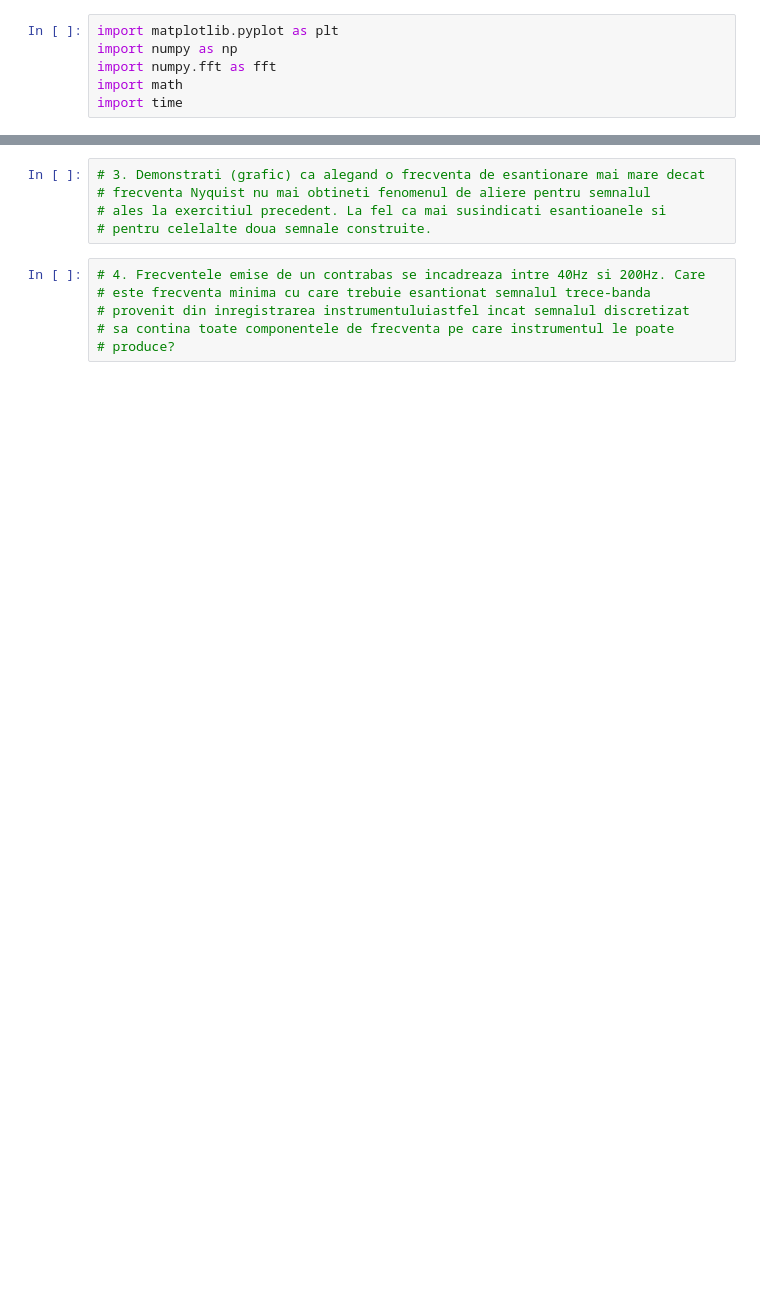
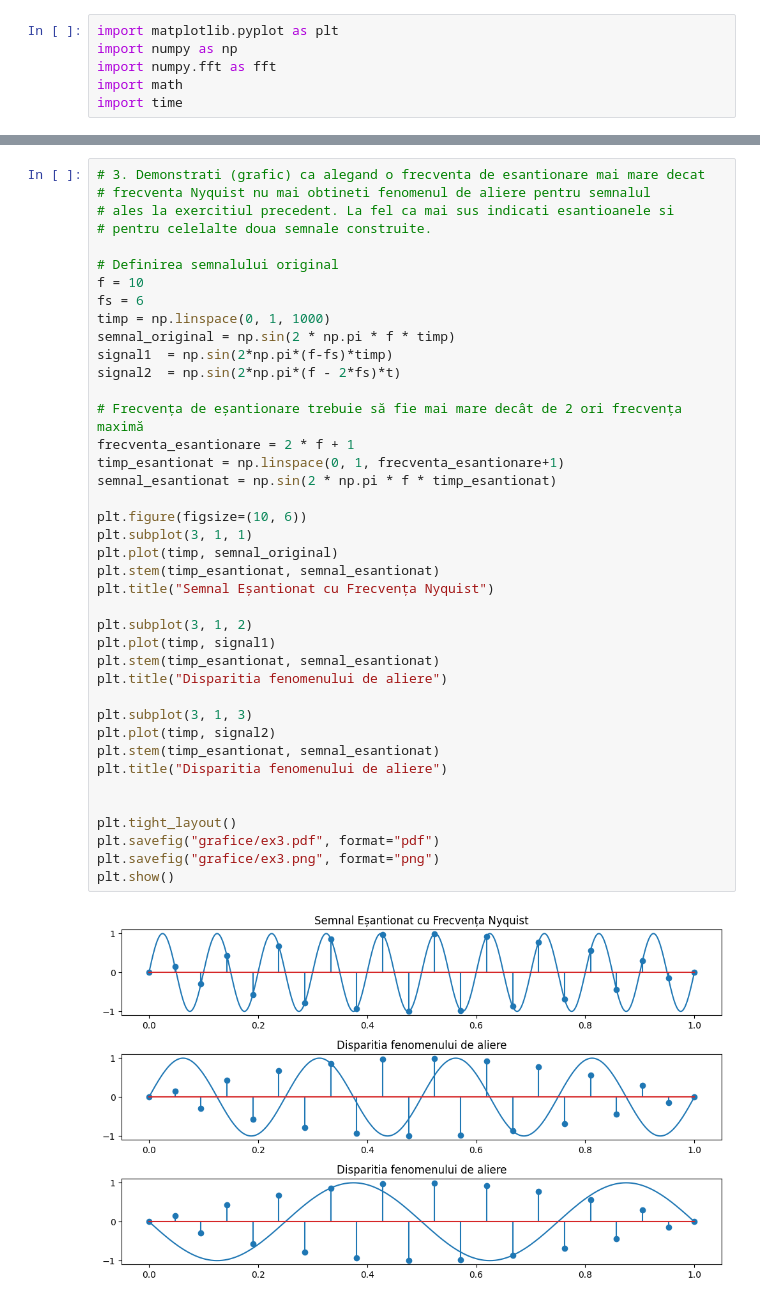
Before and after one commit to Lung-Alexandra/procesarea_semnalelor, a Jupyter notebook: Lab4/lab4.ipynb, the cells around one changed output, grey strips where cells are left out. Drawn from its saved outputs; the diff is of its cells as text; blank space fills up the shorter version.

```diff
--- a/Lab4/lab4.ipynb
+++ b/Lab4/lab4.ipynb
@@ -85,11 +89,42 @@ plt.show()
-# %%
-# 3. Demonstrati (grafic) ca alegand o frecventa de esantionare mai mare decat
-# frecventa Nyquist nu mai obtineti fenomenul de aliere pentru semnalul
-# ales la exercitiul precedent. La fel ca mai susindicati esantioanele si
-# pentru celelalte doua semnale construite.
-# %%
-# 4. Frecventele emise de un contrabas se incadreaza intre 40Hz si 200Hz. Care
-# este frecventa minima cu care trebuie esantionat semnalul trece-banda
-# provenit din inregistrarea instrumentuluiastfel incat semnalul discretizat
-# sa contina toate componentele de frecventa pe care instrumentul le poate
-# produce?
+# %%
+# 3. Demonstrati (grafic) ca alegand o frecventa de esantionare mai mare decat
+# frecventa Nyquist nu mai obtineti fenomenul de aliere pentru semnalul
+# ales la exercitiul precedent. La fel ca mai sus indicati esantioanele si
+# pentru celelalte doua semnale construite.
+
+# Definirea semnalului original
+f = 10
+fs = 6
+timp = np.linspace(0, 1, 1000)
+semnal_original = np.sin(2 * np.pi * f * timp)
+signal1  = np.sin(2*np.pi*(f-fs)*timp)
+signal2  = np.sin(2*np.pi*(f - 2*fs)*t)
+
+# Frecvența de eșantionare trebuie să fie mai mare decât de 2 ori frecvența maximă
+frecventa_esantionare = 2 * f + 1
+timp_esantionat = np.linspace(0, 1, frecventa_esantionare+1)
+semnal_esantionat = np.sin(2 * np.pi * f * timp_esantionat)
+
+plt.figure(figsize=(10, 6))
+plt.subplot(3, 1, 1)
+plt.plot(timp, semnal_original)
+plt.stem(timp_esantionat, semnal_esantionat)
+plt.title("Semnal Eșantionat cu Frecvența Nyquist")
+
+plt.subplot(3, 1, 2)
+plt.plot(timp, signal1)
+plt.stem(timp_esantionat, semnal_esantionat)
+plt.title("Disparitia fenomenului de aliere")
+
+plt.subplot(3, 1, 3)
+plt.plot(timp, signal2)
+plt.stem(timp_esantionat, semnal_esantionat)
+plt.title("Disparitia fenomenului de aliere")
+
+
+plt.tight_layout()
+plt.savefig("grafice/ex3.pdf", format="pdf")
+plt.savefig("grafice/ex3.png", format="png")
+plt.show()
+# %% [output]
+[figure, added]
```
Also changed, not shown: parts of 6 cells of this notebook, 10 other files.
